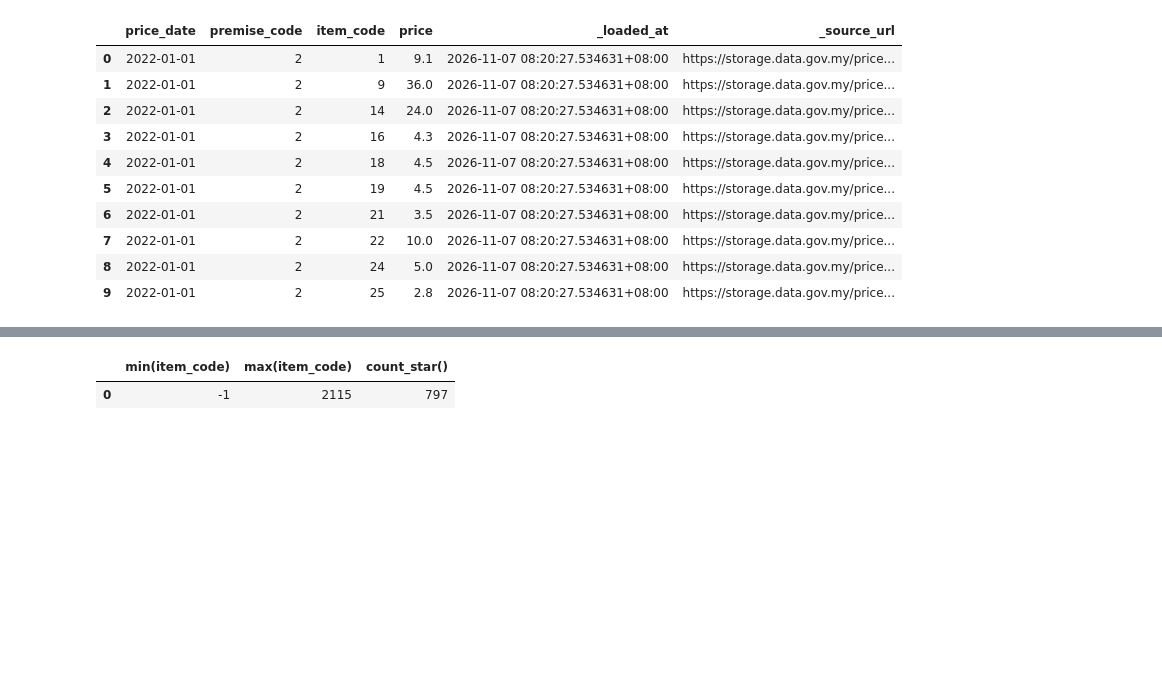
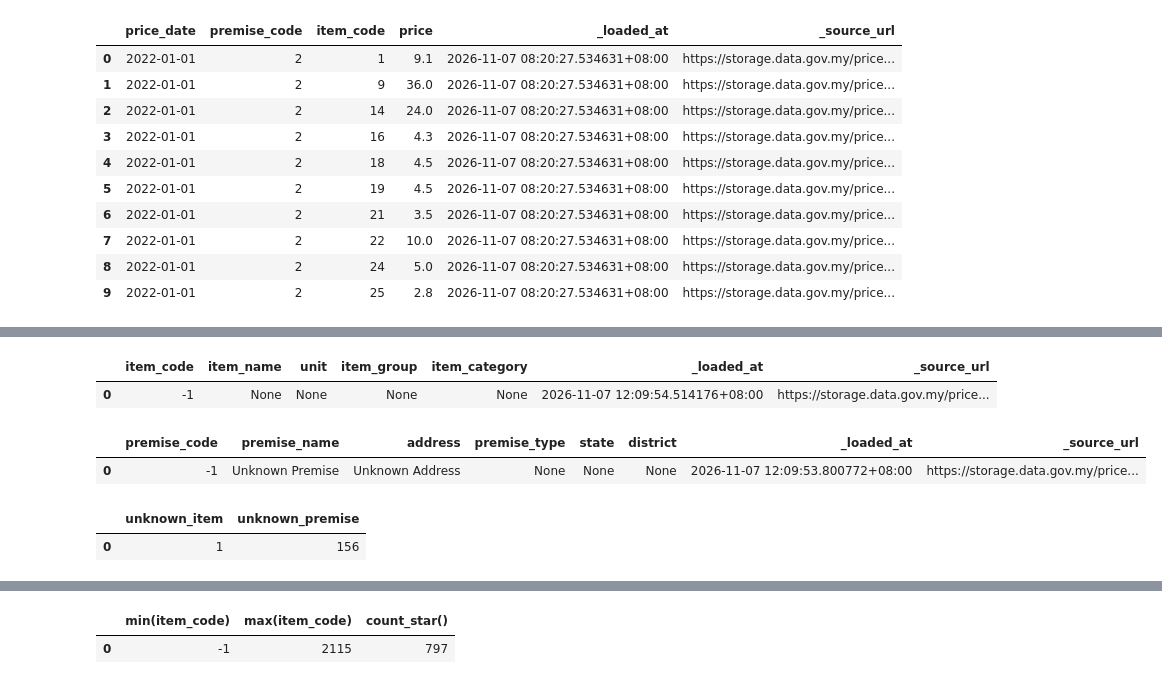
Before and after one commit to mhdkerol/my-cost-of-living, a Jupyter notebook: ingestion/ingestion_working.ipynb, the cells around one changed output, grey strips where cells are left out. Drawn from its saved outputs; the diff is of its cells as text; code cells hidden in the pictures; blank space fills up the shorter version.

```diff
--- a/ingestion/ingestion_working.ipynb
+++ b/ingestion/ingestion_working.ipynb
@@ -127,0 +214,19 @@ df
+# %%
+# the -1 row in each lookup
+display(peek("select * from main.stg_lookup_item where item_code = -1"))
+display(peek("select * from main.stg_lookup_premise where premise_code = -1"))
+# %% [output]
+|  | item_code | item_name | unit | item_group | item_category | _loaded_at | _source_url |
+| 0 | -1 | None | None | None | None | 2026-11-07 12:09:54.514176+08:00 | https://storage.data.gov.my/price... |
+|  | premise_code | premise_name | address | premise_type | state | district | _loaded_at | _source_url |
+| 0 | -1 | Unknown Premise | Unknown Address | None | None | None | 2026-11-07 12:09:53.800772+08:00 | https://storage.data.gov.my/price... |
+# %%
+# price rows using -1
+peek("""
+select count(*) filter (where item_code = -1) as unknown_item,
+       count(*) filter (where premise_code = -1) as unknown_premise
+from main.stg_pricecatcher
+""")
+# %% [output]
+|  | unknown_item | unknown_premise |
+| 0 | 1 | 156 |
```
Also changed, not shown: parts of 29 cells of this notebook.
